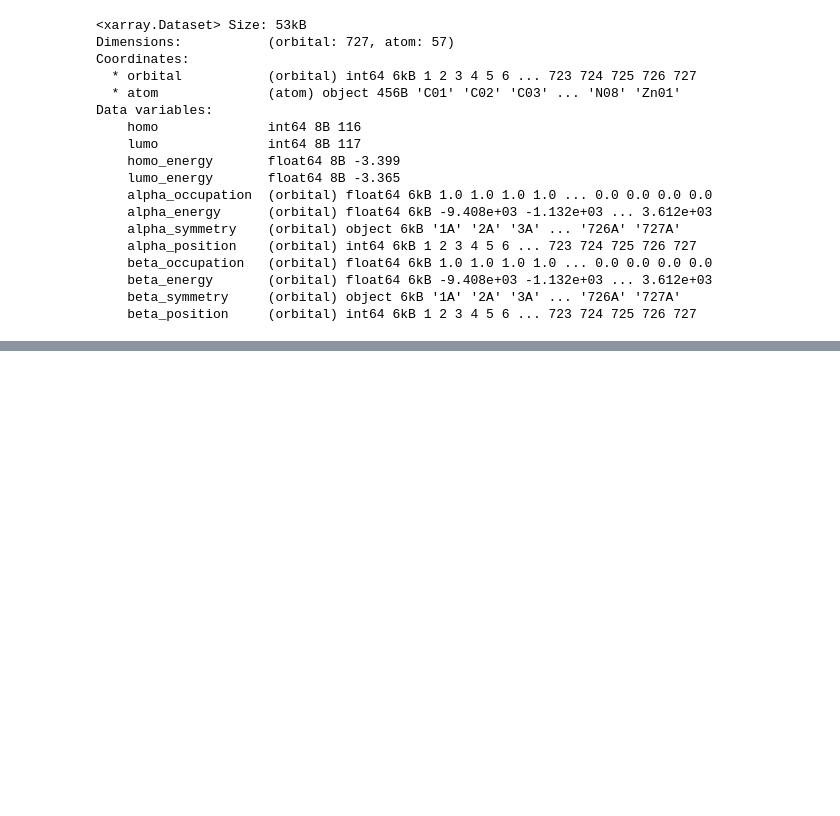
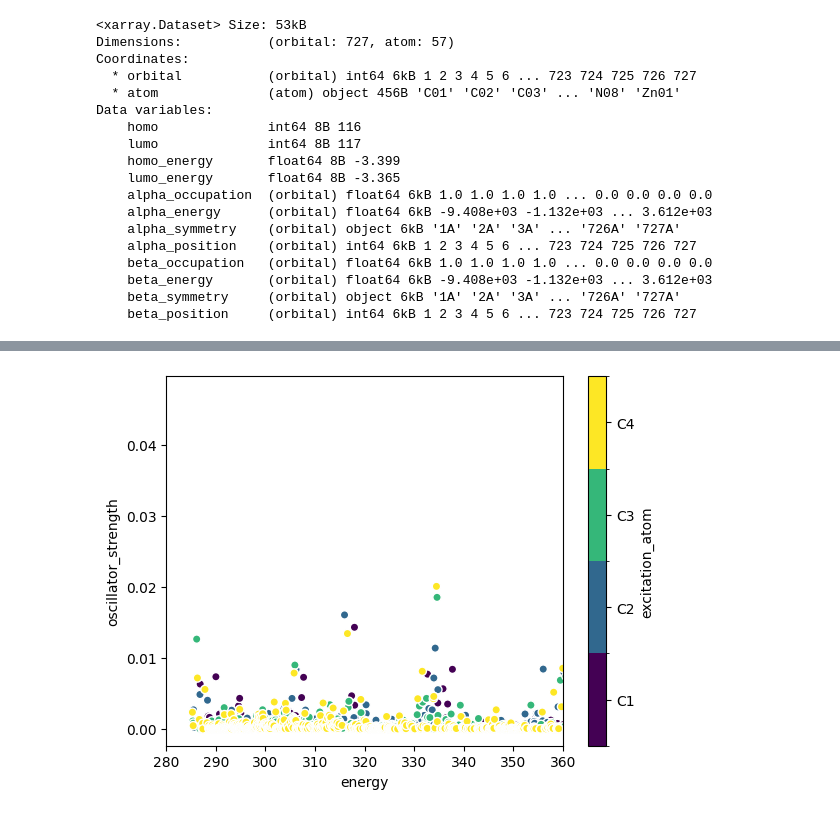
Before and after one commit to WSU-Carbon-Lab/dft-learn, a Jupyter notebook: testing.ipynb, the cells around one changed output, grey strips where cells are left out. Saved outputs shown, nothing was run; the diff lists cells and outputs as text; code cells hidden in the pictures; blank space fills up the shorter version.

```diff
--- a/testing.ipynb
+++ b/testing.ipynb
@@ -1046,21 +1049,21 @@ def read_stobe(
         A dataset containing the extracted data.
     """
     output_directory = Path(output_directory)
-    gnd_path = output_directory / "C1gnd.out"
-    exc_path = output_directory / "C1exc.out"
-    tp_path = output_directory / "C1tp.out"
+    gnd_path = output_directory / f"{output_directory.name}gnd.out"
+    exc_path = output_directory / f"{output_directory.name}exc.out"
+    tp_path = output_directory / f"{output_directory.name}tp.out"
 
     # Read the GND file
     gnd_section = read_stobe_ground(
-        gnd_path, author=author, comment=comment, save_checkpoint=save_checkpoint
+        gnd_path, author=author, comment=comment, save_checkpoint=False
     )
     # Read the EXC file
     exc_section = read_stobe_excited(
-        exc_path, author=author, comment=comment, save_checkpoint=save_checkpoint
+        exc_path, author=author, comment=comment, save_checkpoint=False
     )
     # Read the TP file
     tp_section = read_stobe_tp(
-        tp_path, author=author, comment=comment, save_checkpoint=save_checkpoint
+        tp_path, author=author, comment=comment, save_checkpoint=False
     )
 
     # Combine the sections into a single DataTree
@@ -1090,7 +1093,7 @@ def read_stobe(
     return combined_data_tree
 
 
-output_directory = Path.cwd() / "output"
+output_directory = Path.cwd() / "output" / "C1"
 combined_data_tree = read_stobe(output_directory, author="test", comment="test")
 combined_data_tree
 # %% [output]
@@ -1113,0 +1268,14 @@ Group: /
+# %%
+# from the xarray datatree construct the NEXAFS spectra
+import matplotlib.pyplot as plt
+
+transitions = calc["TP/transitions"].ds
+transitions.plot.scatter(
+    x="energy",
+    y="oscillator_strength",
+    hue="excitation_atom",
+)
+plt.xlim(280, 360)
+plt.show()
+# %% [output]
+[figure, added]
```
Also changed, not shown: parts of 8 cells of this notebook, 16 other files.
